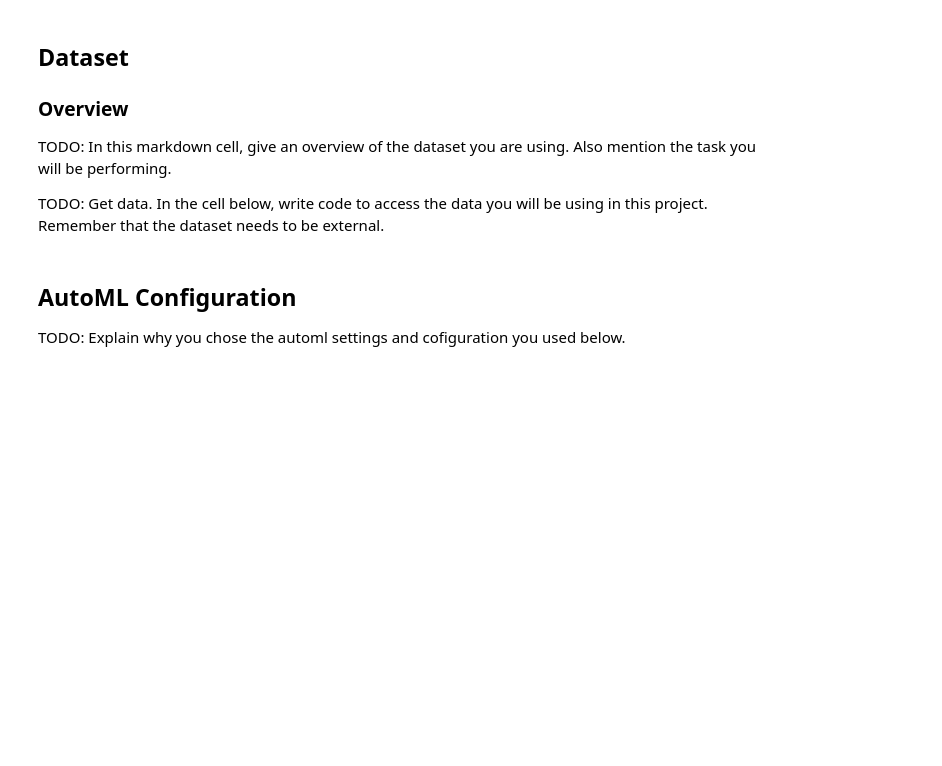
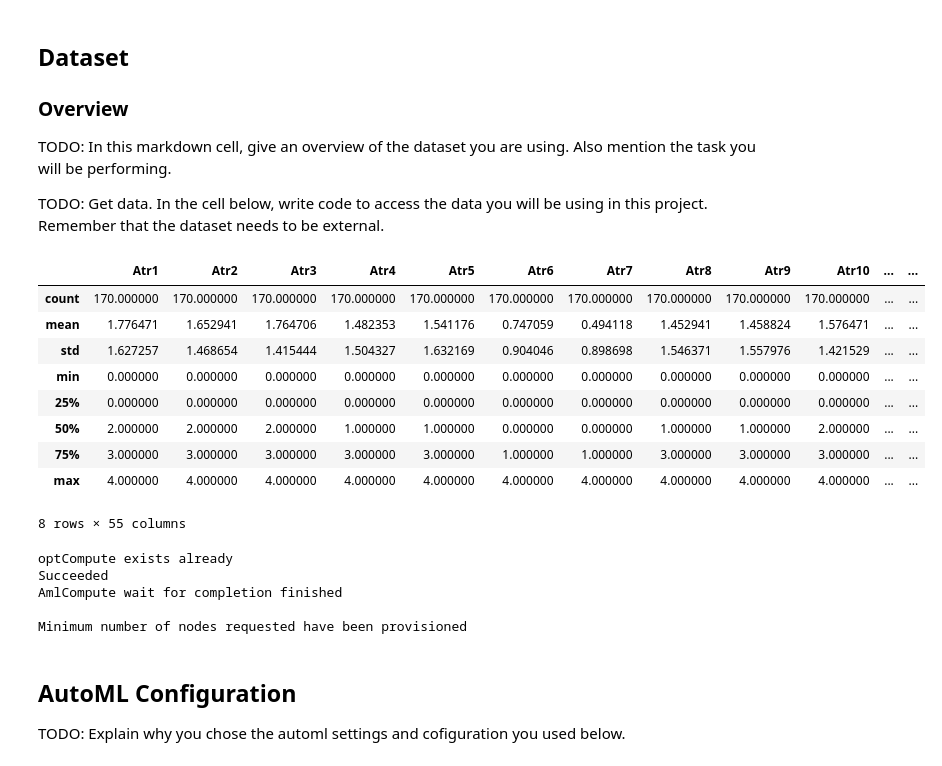
Before and after one commit to MaxCodeXTC/Capstone-Project-Azure-Machine-Learning-Engineer, a Jupyter notebook: automl.ipynb, the cells around one changed output. Drawn from its saved outputs; the diff is of its cells as text; code cells hidden in the pictures; blank space fills up the shorter version.

```diff
--- a/automl.ipynb
+++ b/automl.ipynb
@@ -20,6 +20,25 @@ TODO: In this markdown cell, give an overview of the dataset you are using. Also
 
 
 TODO: Get data. In the cell below, write code to access the data you will be using in this project. Remember that the dataset needs to be external.
+# %%
+from azureml.data.dataset_factory import TabularDatasetFactory
+
+data_loc = "https://raw.githubusercontent.com/khalidw/Capstone-Project-Azure-Machine-Learning-Engineer/master/divorce.csv"
+ds = TabularDatasetFactory.from_delimited_files(data_loc)
+data = ds.to_pandas_dataframe().dropna()
+# %%
+data.describe()
+# %% [output]
+|  | Atr1 | Atr2 | Atr3 | Atr4 | Atr5 | Atr6 | Atr7 | Atr8 | Atr9 | Atr10 | ... | ... |
+| count | 170.000000 | 170.000000 | 170.000000 | 170.000000 | 170.000000 | 170.000000 | 170.000000 | 170.000000 | 170.000000 | 170.000000 | ... | ... |
+| mean | 1.776471 | 1.652941 | 1.764706 | 1.482353 | 1.541176 | 0.747059 | 0.494118 | 1.452941 | 1.458824 | 1.576471 | ... | ... |
+| std | 1.627257 | 1.468654 | 1.415444 | 1.504327 | 1.632169 | 0.904046 | 0.898698 | 1.546371 | 1.557976 | 1.421529 | ... | ... |
+| min | 0.000000 | 0.000000 | 0.000000 | 0.000000 | 0.000000 | 0.000000 | 0.000000 | 0.000000 | 0.000000 | 0.000000 | ... | ... |
+| 25% | 0.000000 | 0.000000 | 0.000000 | 0.000000 | 0.000000 | 0.000000 | 0.000000 | 0.000000 | 0.000000 | 0.000000 | ... | ... |
+| 50% | 2.000000 | 2.000000 | 2.000000 | 1.000000 | 1.000000 | 0.000000 | 0.000000 | 1.000000 | 1.000000 | 2.000000 | ... | ... |
+| 75% | 3.000000 | 3.000000 | 3.000000 | 3.000000 | 3.000000 | 1.000000 | 1.000000 | 3.000000 | 3.000000 | 3.000000 | ... | ... |
+| max | 4.000000 | 4.000000 | 4.000000 | 4.000000 | 4.000000 | 4.000000 | 4.000000 | 4.000000 | 4.000000 | 4.000000 | ... | ... |
+8 rows × 55 columns
 # %%
 ws = Workspace.from_config()
 
@@ -27,6 +46,22 @@ ws = Workspace.from_config()
 experiment_name = 'CapstoneExp'
 
 experiment=Experiment(ws, experiment_name)
+# %%
+# Compute name should contain only letters, digits, hyphen and should be 2-16 charachters long
+compute_name = "optCompute"
+try:
+    trainCluster = ComputeTarget(ws, compute_name)
+    print(f"{compute_name} exists already")
+except:
+    compute_config = AmlCompute.provisioning_configuration(vm_size="Standard_D2_V2", max_nodes=5)
+    trainCluster = ComputeTarget.create(ws, compute_name, compute_config)
+trainCluster.wait_for_completion(show_output=True)
+# %% [output]
+optCompute exists already
+Succeeded
+AmlCompute wait for completion finished
+
+Minimum number of nodes requested have been provisioned
 # %% [markdown]
 ## AutoML Configuration
 
```
Also changed, not shown: parts of 7 cells of this notebook.
